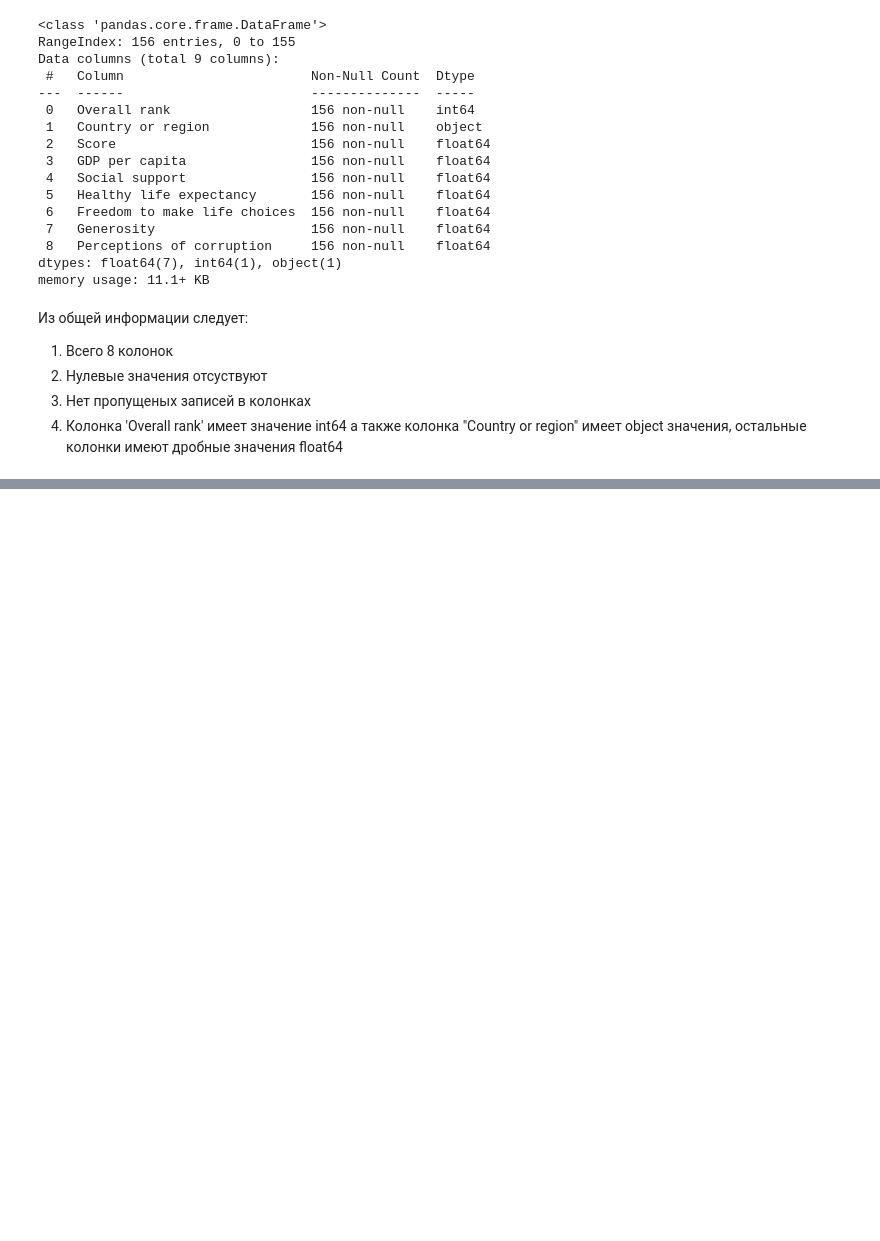
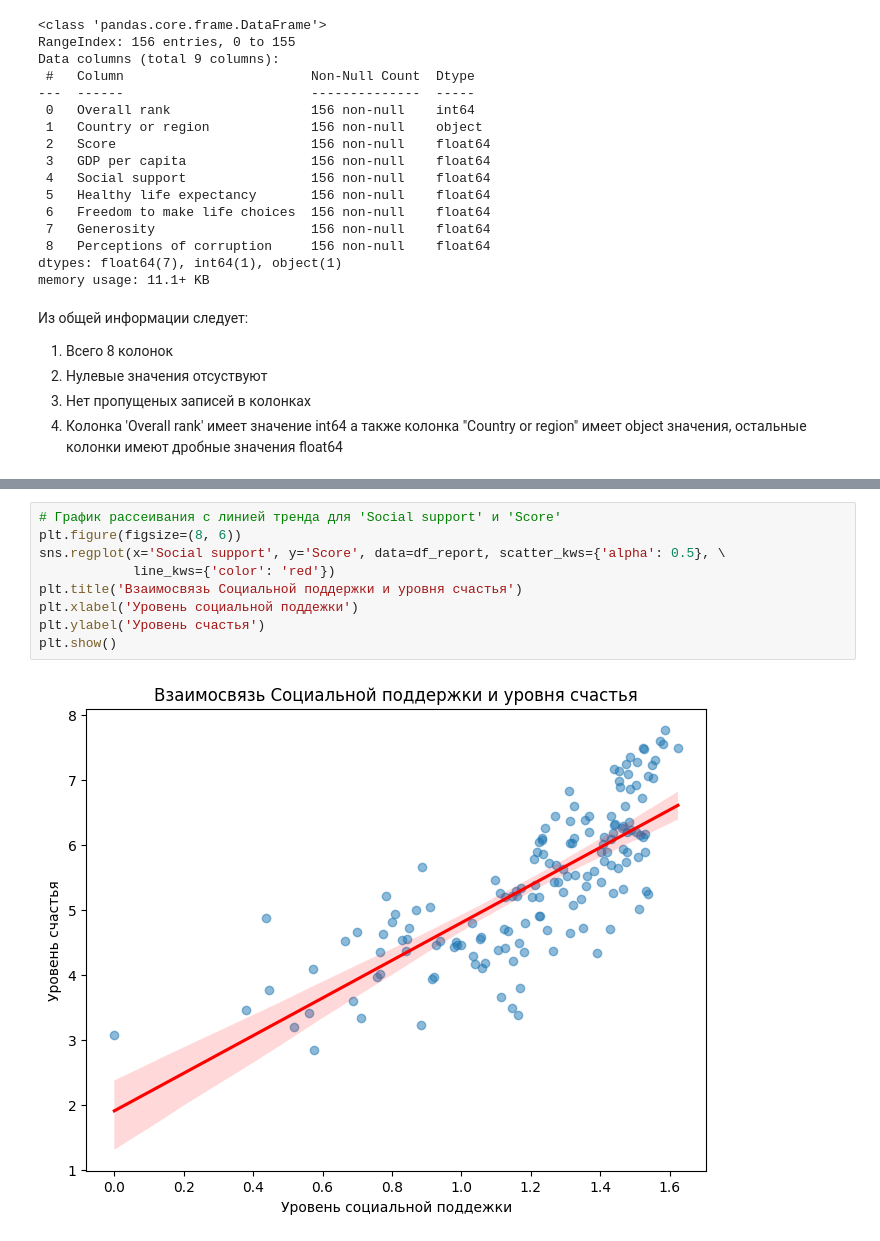
Before and after one commit to Ritorta/PythonDataBase, a Jupyter notebook: Work#2/Task_1.ipynb, the cells around one changed output, grey strips where cells are left out. Drawn from its saved outputs; the diff is of its cells as text; blank space fills up the shorter version.

```diff
--- a/Work#2/Task_1.ipynb
+++ b/Work#2/Task_1.ipynb
@@ -530,0 +248,11 @@ plt.show()
+# %%
+# График рассеивания с линией тренда для 'Social support' и 'Score'
+plt.figure(figsize=(8, 6))
+sns.regplot(x='Social support', y='Score', data=df_report, scatter_kws={'alpha': 0.5}, \
+            line_kws={'color': 'red'})
+plt.title('Взаимосвязь Социальной поддержки и уровня счастья')
+plt.xlabel('Уровень социальной поддежки')
+plt.ylabel('Уровень счастья')
+plt.show()
+# %% [output]
+[figure, added]
```
Also changed, not shown: parts of 37 cells of this notebook.
